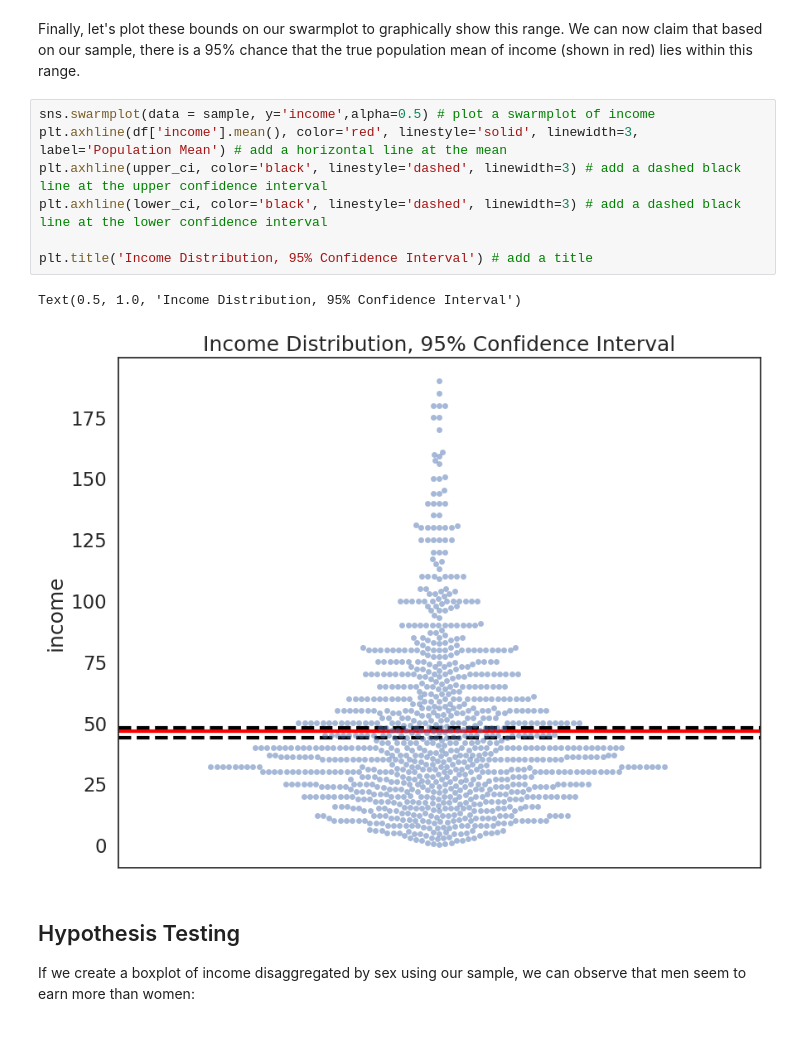
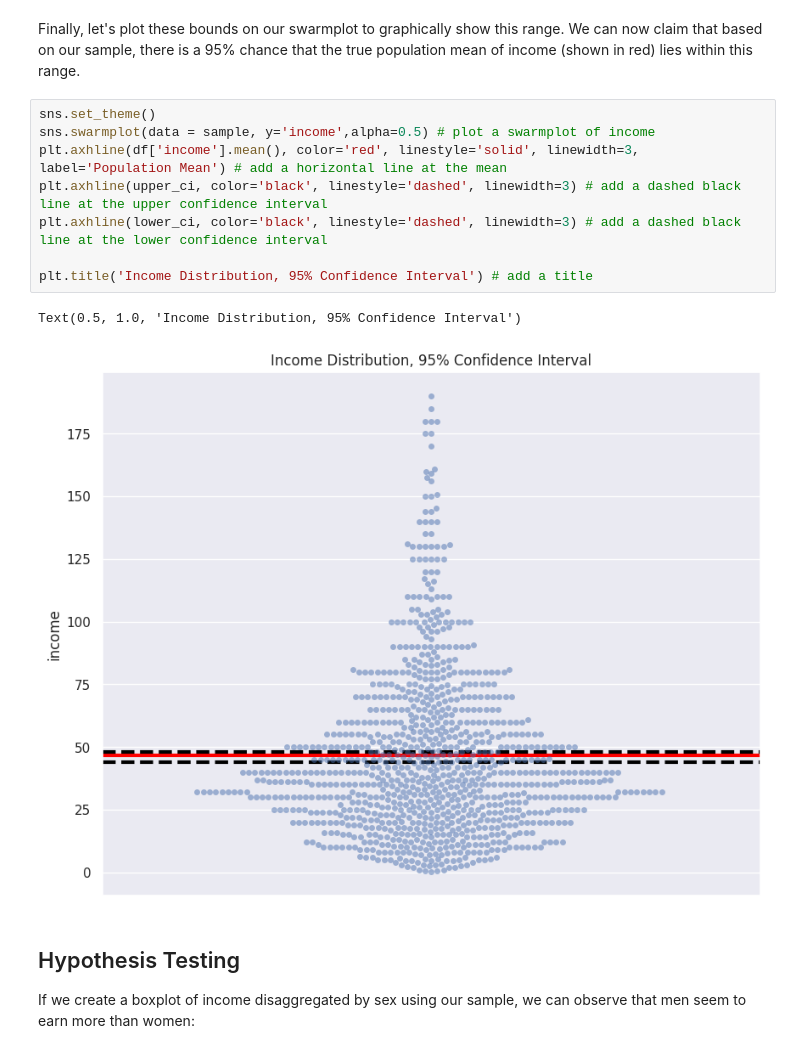
Before and after one commit to nyreemarsh/QM2, a Jupyter notebook: notebooks/W07. Hypothesis Testing.ipynb, the cells around one changed output. Saved outputs shown, nothing was run; the diff lists cells and outputs as text.

```diff
--- a/notebooks/W07. Hypothesis Testing.ipynb
+++ b/notebooks/W07. Hypothesis Testing.ipynb
@@ -142,15 +142,16 @@ The 95% confidence interval is 43.93 to 47.96
 # %% [markdown]
 Finally, let's plot these bounds on our swarmplot to graphically show this range. We can now claim that based on our sample, there is a 95% chance that the true population mean of income (shown in red) lies within this range.
 # %%
+sns.set_theme()
 sns.swarmplot(data = sample, y='income',alpha=0.5) # plot a swarmplot of income
 plt.axhline(df['income'].mean(), color='red', linestyle='solid', linewidth=3, label='Population Mean') # add a horizontal line at the mean
 plt.axhline(upper_ci, color='black', linestyle='dashed', linewidth=3) # add a dashed black line at the upper confidence interval
 plt.axhline(lower_ci, color='black', linestyle='dashed', linewidth=3) # add a dashed black line at the lower confidence interval
 
 plt.title('Income Distribution, 95% Confidence Interval') # add a title
 # %% [output]
 Text(0.5, 1.0, 'Income Distribution, 95% Confidence Interval')
-[figure, old version]
+[figure, new version]
 # %% [markdown]
 ## Hypothesis Testing
 
```
Also changed, not shown: parts of 2 cells of this notebook.
